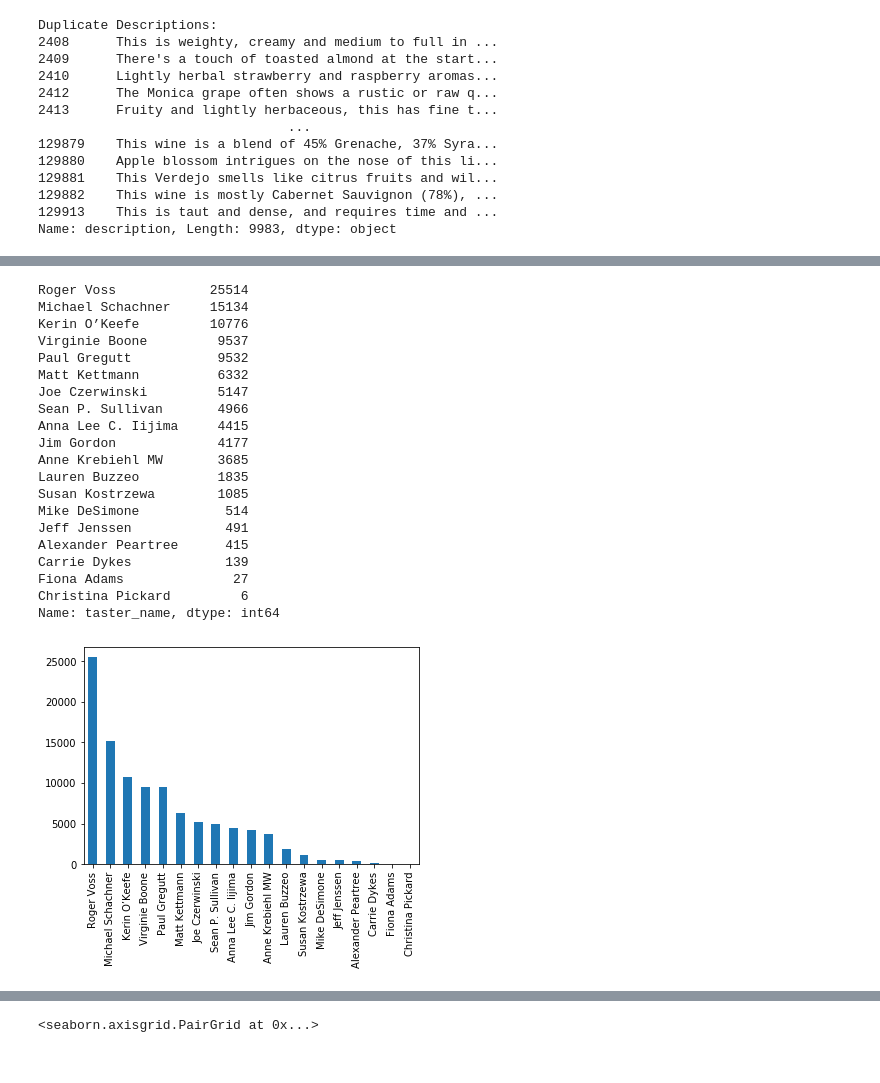
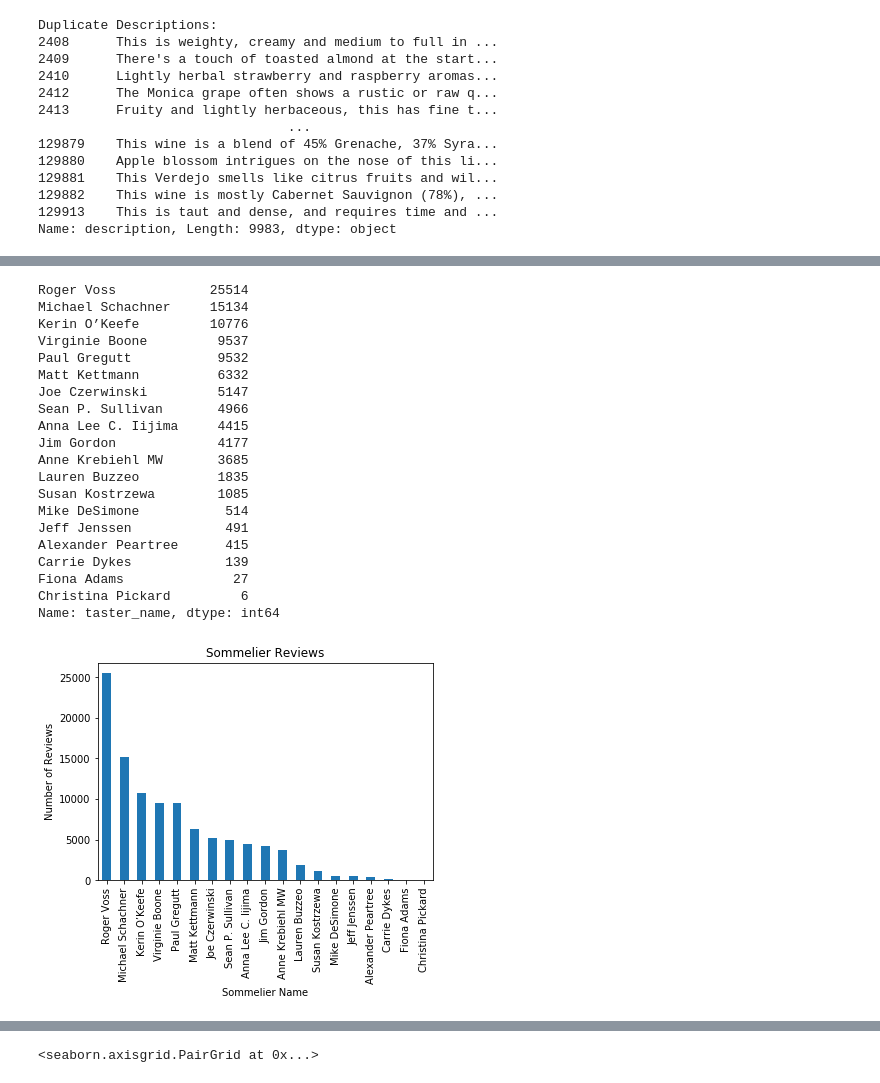
Before and after one commit to jadeal147/capstone3, a Jupyter notebook: Capstone 3 - Wine Review Analysis Cleanup Plan.ipynb, the cells around one changed output, grey strips where cells are left out. Cells and saved outputs as stored; diff of their text form; code cells hidden in the pictures.

```diff
--- a/Capstone 3 - Wine Review Analysis Cleanup Plan.ipynb
+++ b/Capstone 3 - Wine Review Analysis Cleanup Plan.ipynb
@@ -157,25 +161,27 @@ Name: country, dtype: int64
 # %%
-df_wine['taster_name'].value_counts().plot(kind='bar')
+ax = df_wine['taster_name'].value_counts().plot(kind='bar', title = 'Sommelier Reviews')
+ax.set_xlabel('Sommelier Name')
+ax.set_ylabel('Number of Reviews')
 df_wine['taster_name'].value_counts()
 # %% [output]
 Roger Voss            25514
 Michael Schachner     15134
 Kerin O’Keefe         10776
 Virginie Boone         9537
 Paul Gregutt           9532
 Matt Kettmann          6332
 Joe Czerwinski         5147
 Sean P. Sullivan       4966
 Anna Lee C. Iijima     4415
 Jim Gordon             4177
 Anne Krebiehl MW       3685
 Lauren Buzzeo          1835
 Susan Kostrzewa        1085
 Mike DeSimone           514
 Jeff Jenssen            491
 Alexander Peartree      415
 Carrie Dykes            139
 Fiona Adams              27
 Christina Pickard         6
 Name: taster_name, dtype: int64
-[figure, old version]
+[figure, new version]
```
Also changed, not shown: parts of 13 cells of this notebook.
